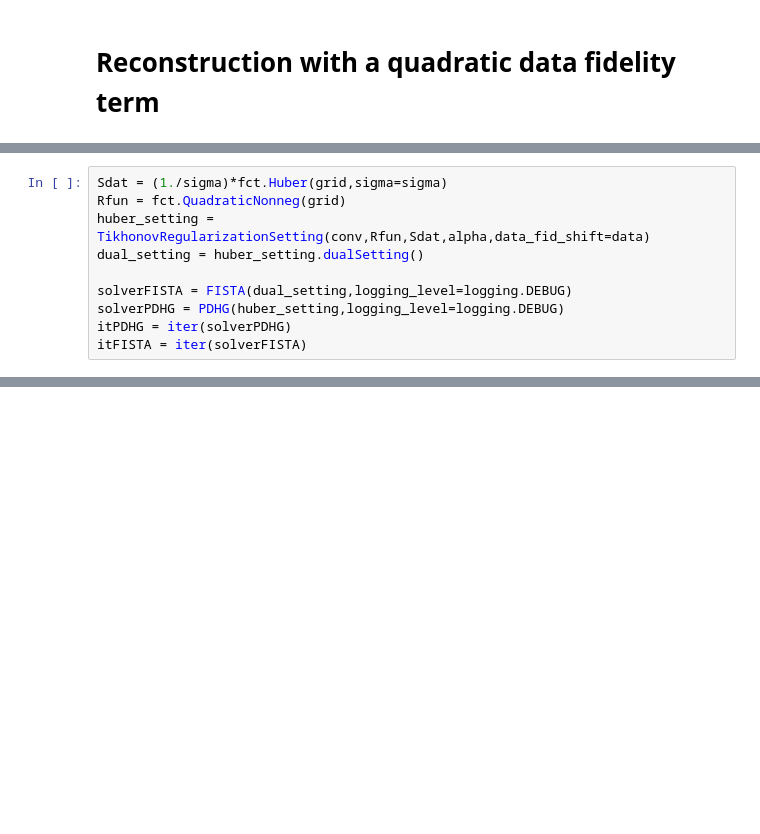
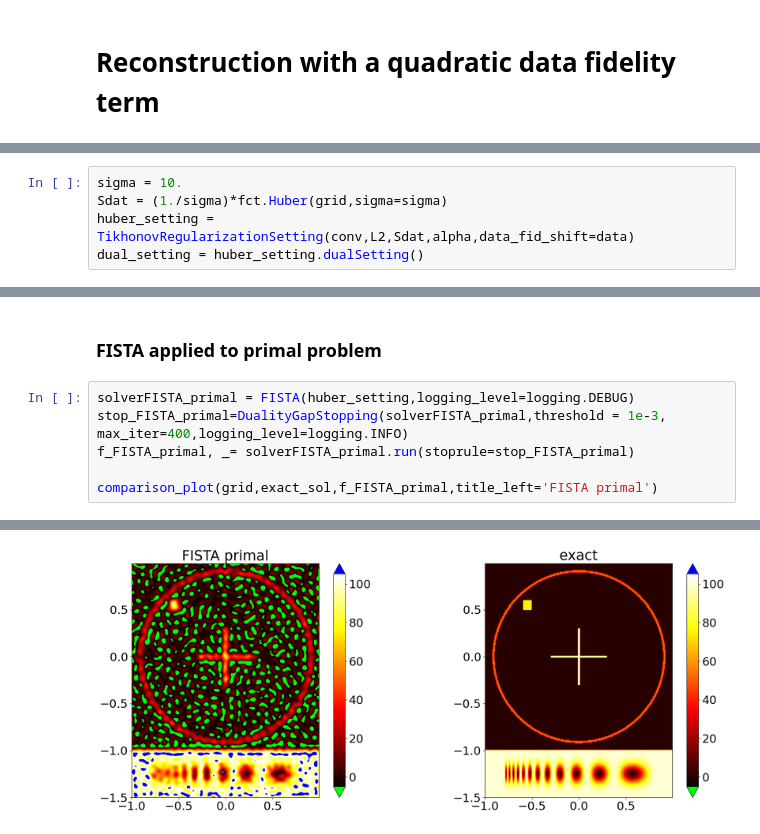
Before and after one commit to regpy/regpy, a Jupyter notebook: examples/deconvolution/impulsive_noise2D.ipynb, the cells around one changed output, grey strips where cells are left out. Drawn from its saved outputs; the diff is of its cells as text; blank space fills up the shorter version.

```diff
--- a/examples/deconvolution/impulsive_noise2D.ipynb
+++ b/examples/deconvolution/impulsive_noise2D.ipynb
@@ -76,10 +77,5 @@ Moreover, we set up three solvers for this setting:
 # %%
+sigma = 10.
 Sdat = (1./sigma)*fct.Huber(grid,sigma=sigma)
-Rfun = fct.QuadraticNonneg(grid)
-huber_setting = TikhonovRegularizationSetting(conv,Rfun,Sdat,alpha,data_fid_shift=data)
+huber_setting = TikhonovRegularizationSetting(conv,L2,Sdat,alpha,data_fid_shift=data)
 dual_setting = huber_setting.dualSetting()
-
-solverFISTA = FISTA(dual_setting,logging_level=logging.DEBUG)
-solverPDHG = PDHG(huber_setting,logging_level=logging.DEBUG)
-itPDHG = iter(solverPDHG)
-itFISTA = iter(solverFISTA)
@@ -152,0 +82,9 @@ comparison_plot(grid,exact_sol,f_PDHG,title_left='PDHG')
+# %% [markdown]
+### FISTA applied to primal problem
+# %%
+solverFISTA_primal = FISTA(huber_setting,logging_level=logging.DEBUG)
+stop_FISTA_primal=DualityGapStopping(solverFISTA_primal,threshold = 1e-3, max_iter=400,logging_level=logging.INFO)
+f_FISTA_primal, _= solverFISTA_primal.run(stoprule=stop_FISTA_primal)
+
+comparison_plot(grid,exact_sol,f_FISTA_primal,title_left='FISTA primal')
+# %% [output]
@@ -152,0 +108 @@ comparison_plot(grid,exact_sol,f_PDHG,title_left='PDHG')
+[figure, added]
```
Also changed, not shown: parts of 17 cells of this notebook.
